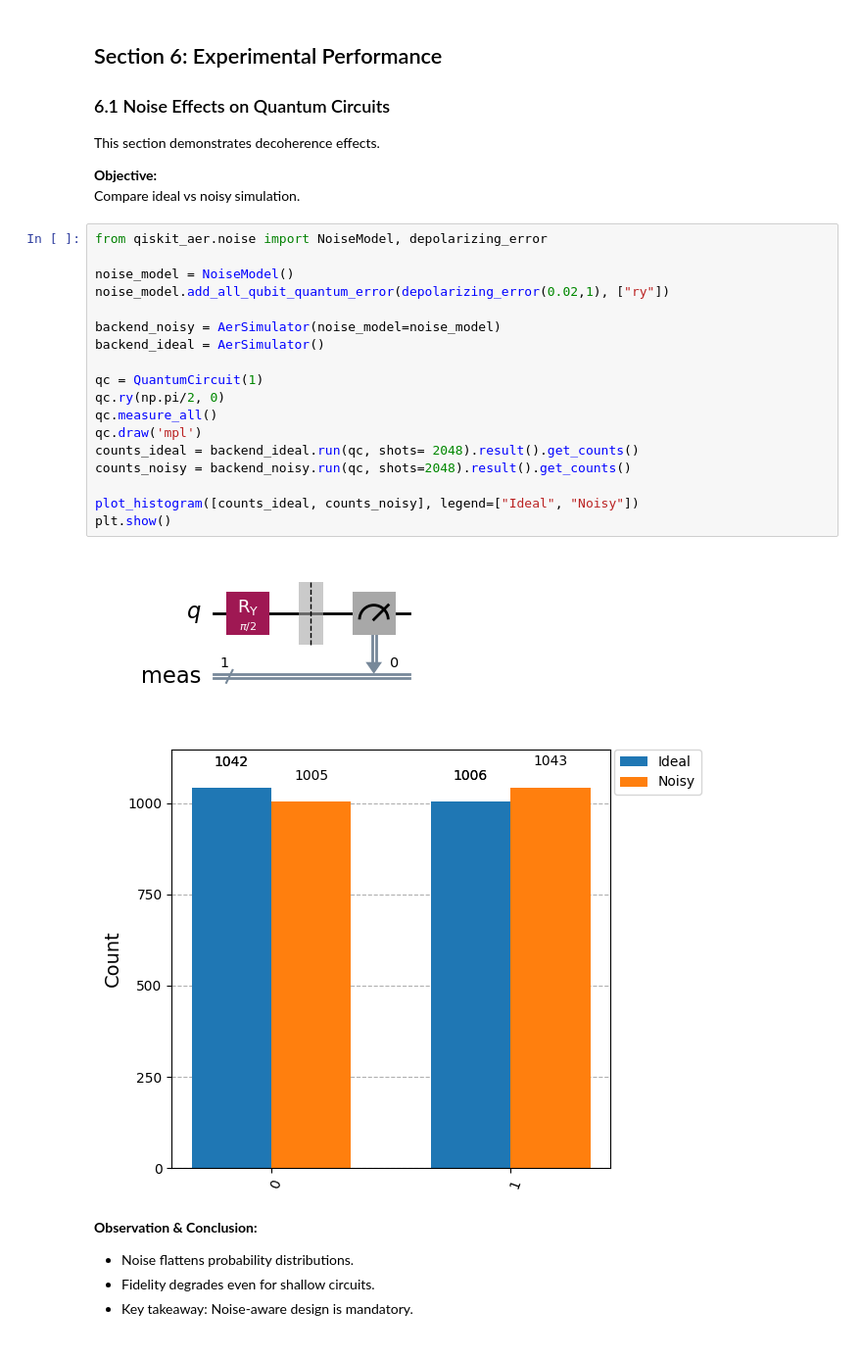
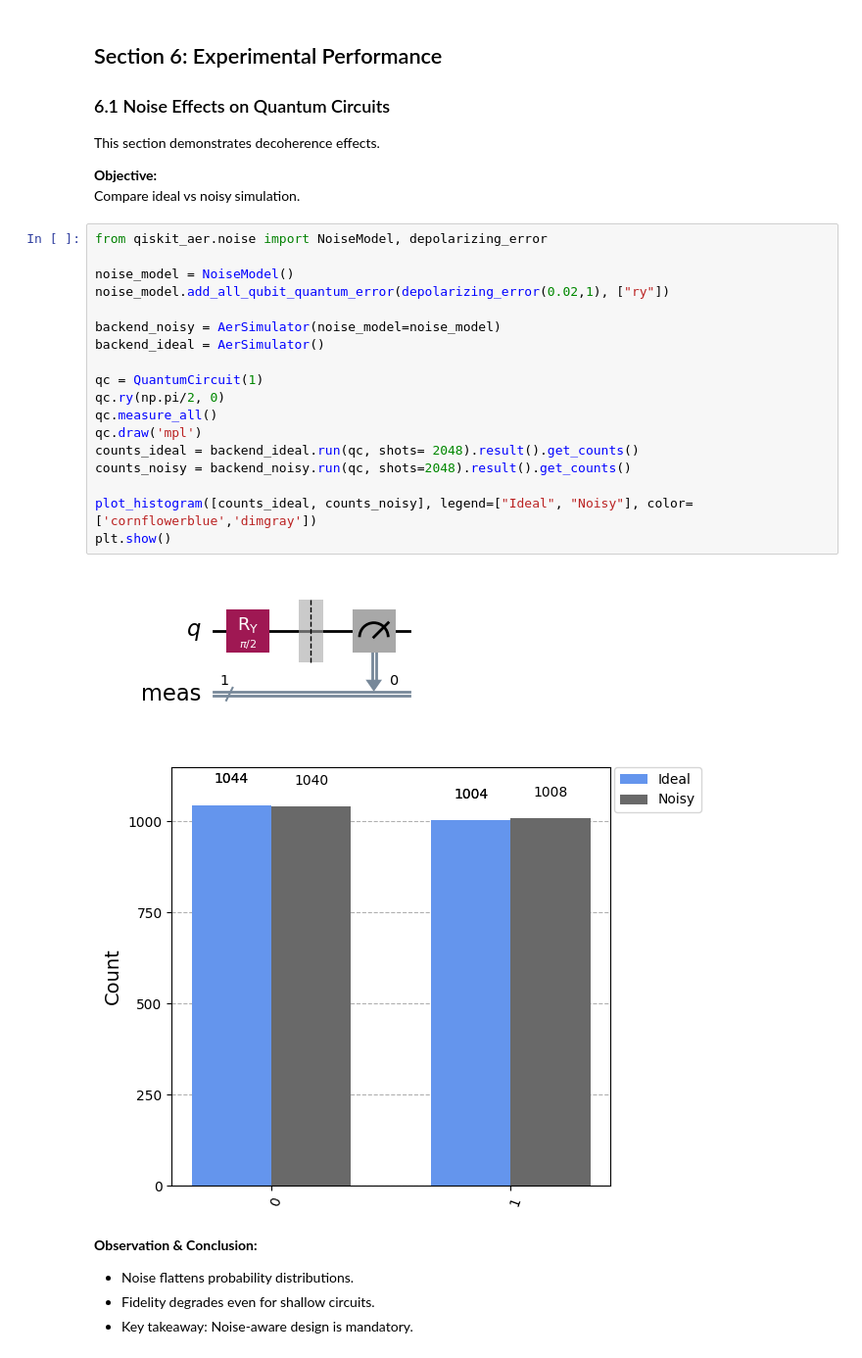
Before and after one commit to rhmes/qft-vqa-nisq, a Jupyter notebook: qft-vqa-nisq.ipynb, the cells around one changed output. Shown at 98% size. Saved outputs shown, nothing was run; the diff lists cells and outputs as text.

```diff
--- a/qft-vqa-nisq.ipynb
+++ b/qft-vqa-nisq.ipynb
@@ -599,24 +601,24 @@ Compare ideal vs noisy simulation.
 # %%
 from qiskit_aer.noise import NoiseModel, depolarizing_error
 
 noise_model = NoiseModel()
 noise_model.add_all_qubit_quantum_error(depolarizing_error(0.02,1), ["ry"])
 
 backend_noisy = AerSimulator(noise_model=noise_model)
 backend_ideal = AerSimulator()
 
 qc = QuantumCircuit(1)
 qc.ry(np.pi/2, 0)
 qc.measure_all()
 qc.draw('mpl')
 counts_ideal = backend_ideal.run(qc, shots= 2048).result().get_counts()
 counts_noisy = backend_noisy.run(qc, shots=2048).result().get_counts()
 
-plot_histogram([counts_ideal, counts_noisy], legend=["Ideal", "Noisy"])
+plot_histogram([counts_ideal, counts_noisy], legend=["Ideal", "Noisy"], color=['cornflowerblue','dimgray'])
 plt.show()
 # %% [output]
 [figure]
-[figure, old version]
+[figure, new version]
 # %% [markdown]
 **Observation & Conclusion:**
 
```
Also changed, not shown: parts of 11 cells of this notebook.
